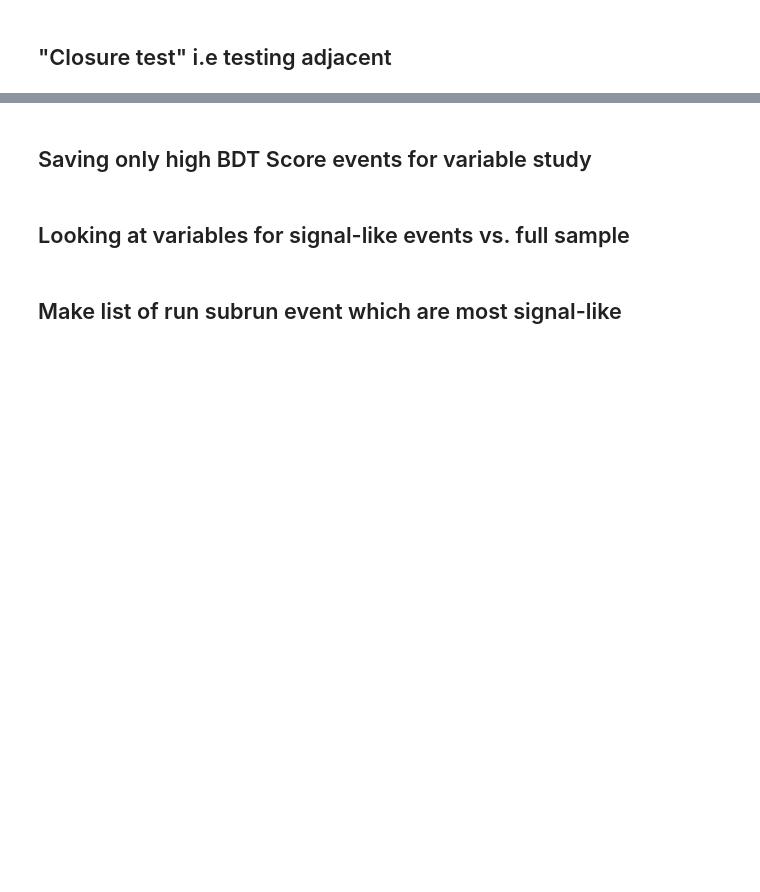
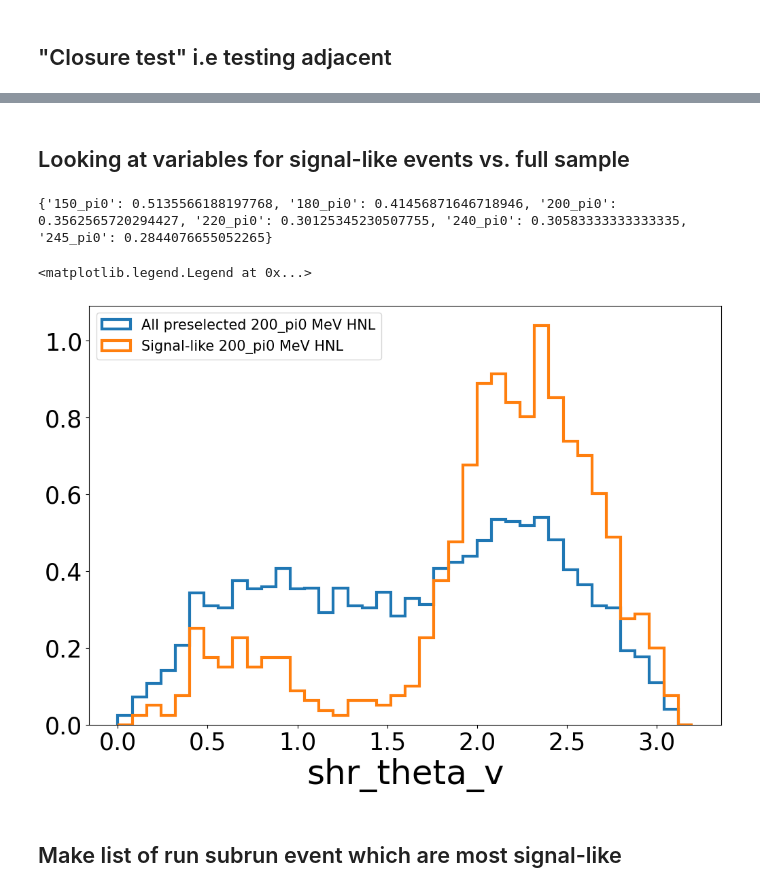
Before and after one commit to dmarsden01/uboone_HNL_analysis, a Jupyter notebook: 3.5_BDT_Results.ipynb, the cells around one changed output, grey strips where cells are left out. Cells and saved outputs as stored; diff of their text form; code cells hidden in the pictures; blank space fills up the shorter version.

```diff
--- a/3.5_BDT_Results.ipynb
+++ b/3.5_BDT_Results.ipynb
@@ -648,9 +686,12 @@ Number_of_bins = 3
 
 BDT_cut = {}
 
-for sample in Constants.HNL_mass_samples:
-    BDT_cut[sample] = Functions.invlogit(merged_bins_dict[sample][-1*Number_of_bins])
+for sample in sample_names:
+    HNL_mass = int(sample.split("_")[0])
+    BDT_cut[sample] = Functions.invlogit(merged_bins_dict[HNL_mass][-1*Number_of_bins])
 
-standard_BDT_cut = Functions.invlogit(BDT_cut[100])
+if name_type == "ee": standard_BDT_cut = BDT_cut["100_ee"]
+if name_type == "pi0": standard_BDT_cut = BDT_cut["200_pi0"]
 print(BDT_cut)
+print(standard_BDT_cut)
 # %% [output]
@@ -823,2 +923,0 @@ for mass_model in test_models+[mass_point]:
-# %% [markdown]
-## Saving only high BDT Score events for variable study
@@ -843,37 +924,56 @@ print(frac_retained)
 # %% [markdown]
 ## Looking at variables for signal-like events vs. full sample
-# %%
-#Load signal-like pkls
-pkl_variable_tests_loc = "pkl_files/"+Params["Run"]+"/current_files/Variable_tests/"
-
-signal_like[HNL_mass] = {}
-
-for HNL_mass in [20,50,100]:
+# %%
+cutoff = 0.95
+signal_like = {}
+frac_retained = {}
+pkl_variable_tests_loc = "pkl_files/"+Params["Run"]+"/current_files/Variable_tests/"
+
+Number_signal = 1000
+top_signal = {}
+
+# for HNL_mass in Constants.HNL_mass_samples:
+for signal_sample in sample_names:
+    HNL_mass = int(signal_sample.split("_")[0])
+    signal_like[signal_sample] = sample_test_dict[signal_sample].query(f"BDT_output_{HNL_mass}MeV > {cutoff}")
+    frac_retained[signal_sample] = len(signal_like[signal_sample])/len(sample_test_dict[signal_sample])
+
+    # signal_like[HNL_mass].to_pickle(pkl_variable_tests_loc + f"signal_like_{HNL_mass}MeV.pkl")
+
+    top_signal[signal_sample] = sample_test_dict[signal_sample].sort_values(f"BDT_output_{HNL_mass}MeV", ascending=False).head(Number_signal)
+
+print(frac_retained)
+# %% [output]
+{'150_pi0': 0.5135566188197768, '180_pi0': 0.41456871646718946, '200_pi0': 0.3562565720294427, '220_pi0': 0.30125345230507755, '240_pi0': 0.30583333333333335, '245_pi0': 0.2844076655052265}
 # %%
 plt.figure(figsize=[12,8],facecolor='white')
 
-HNL_mass = 100
+if name_type == "ee": HNL_mass = "100_ee"
+if name_type == "pi0": HNL_mass = "200_pi0"
 
 variable = 'shr_theta_v'
 #'shr_theta_v', 'shr_phi_v', 'trk_theta_v', 'trk_phi_v'
 
 bins = 40
 xlims = [0,3.2]
 
 plt.hist(sample_test_dict[HNL_mass][variable],
 #               label=[f"HNL ({mass} MeV) \n $|U_{{\mu4}}|^2="+sci_notation(sample_info["300"]["theta_u2"]) +f" (x{HNLplotscale})"],
          label=[f"All preselected {HNL_mass} MeV HNL"],
          range=xlims,bins=bins,
          stacked=False,density=True,
          histtype="step",lw=3)
 
 plt.hist(top_signal[HNL_mass][variable],
 #               label=[f"HNL ({mass} MeV) \n $|U_{{\mu4}}|^2="+sci_notation(sample_info["300"]["theta_u2"]) +f" (x{HNLplotscale})"],
          label=[f"Signal-like {HNL_mass} MeV HNL"],
          range=xlims,bins=bins,
          stacked=False,density=True,
          histtype="step",lw=3)
 plt.xlabel(variable)
 plt.legend()
+# %% [output]
+<matplotlib.legend.Legend at 0x...>
+[figure, added]
 # %% [markdown]
 ## Make list of run subrun event which are most signal-like
```
Also changed, not shown: parts of 34 cells of this notebook, 1 other file.
